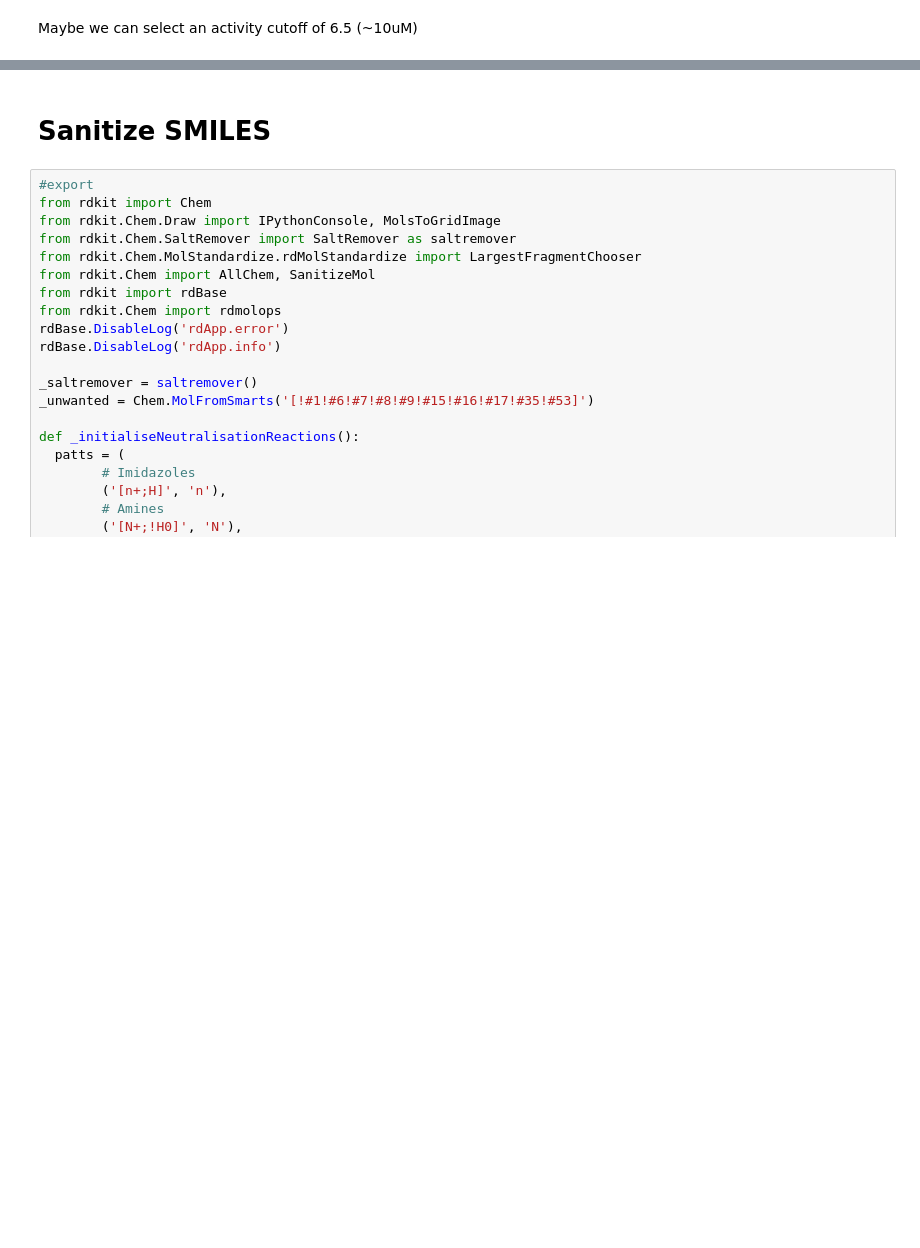
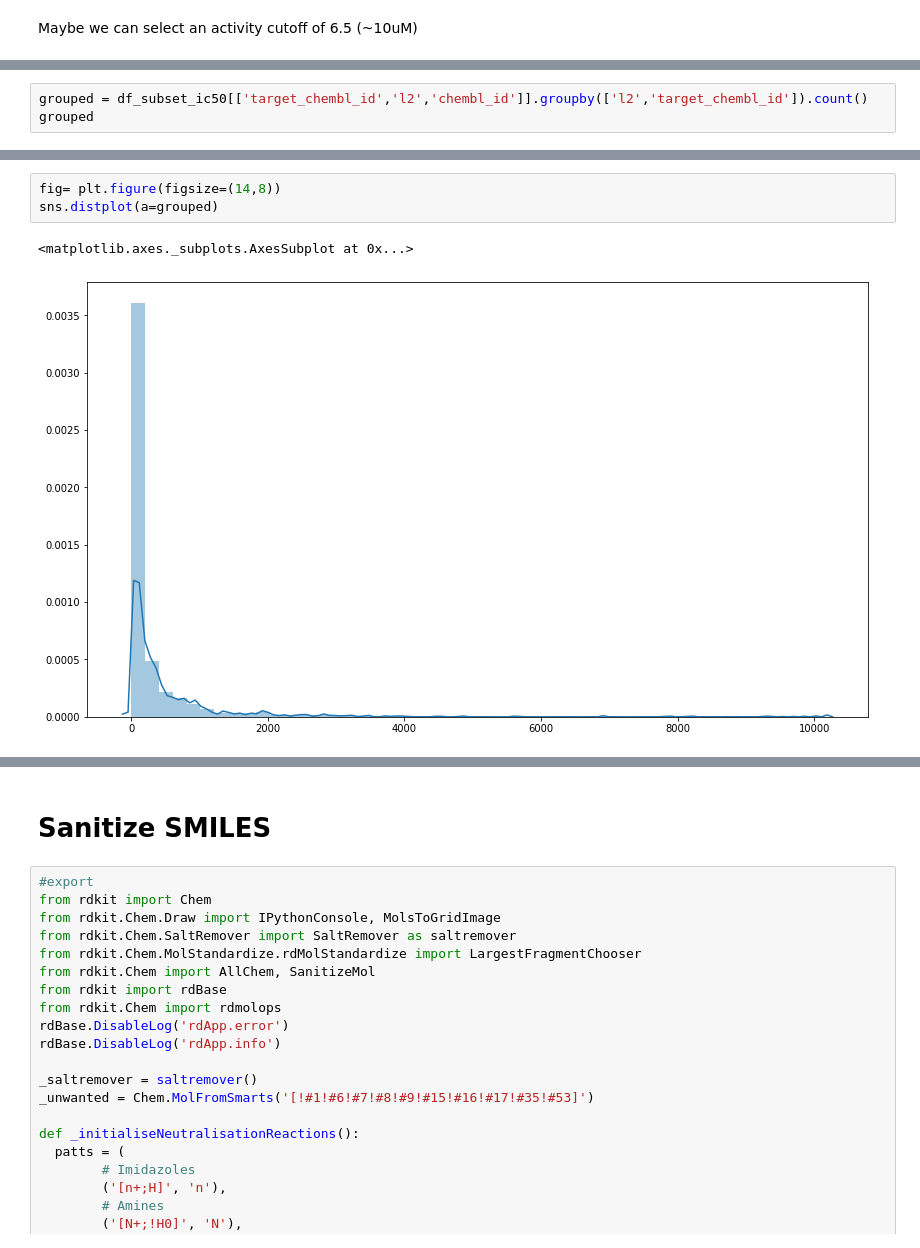
Before and after one commit to Marcosuff/Marcosuff.github.io, a Jupyter notebook: nbs/chembl_proteins_class.ipynb, the cells around one changed output, grey strips where cells are left out. Drawn from its saved outputs; the diff is of its cells as text; blank space fills up the shorter version.

```diff
--- a/nbs/chembl_proteins_class.ipynb
+++ b/nbs/chembl_proteins_class.ipynb
@@ -173,0 +178,3 @@ c = lambda y : y - 99
+# %%
+grouped = df_subset_ic50[['target_chembl_id','l2','chembl_id']].groupby(['l2','target_chembl_id']).count()
+grouped
@@ -173,0 +196,6 @@ c = lambda y : y - 99
+# %%
+fig= plt.figure(figsize=(14,8))
+sns.distplot(a=grouped)
+# %% [output]
+<matplotlib.axes._subplots.AxesSubplot at 0x...>
+[figure, added]
```
Also changed, not shown: parts of 24 cells of this notebook.
